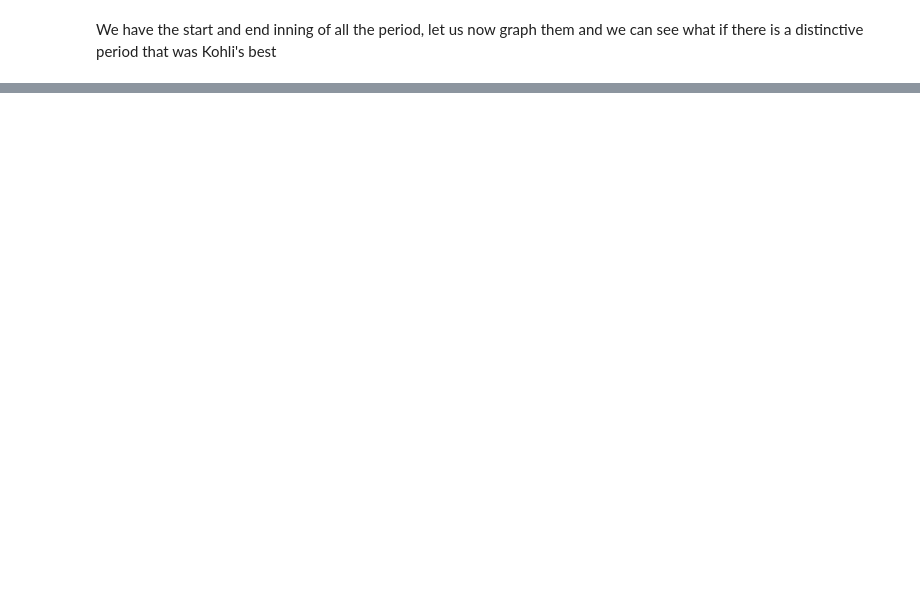
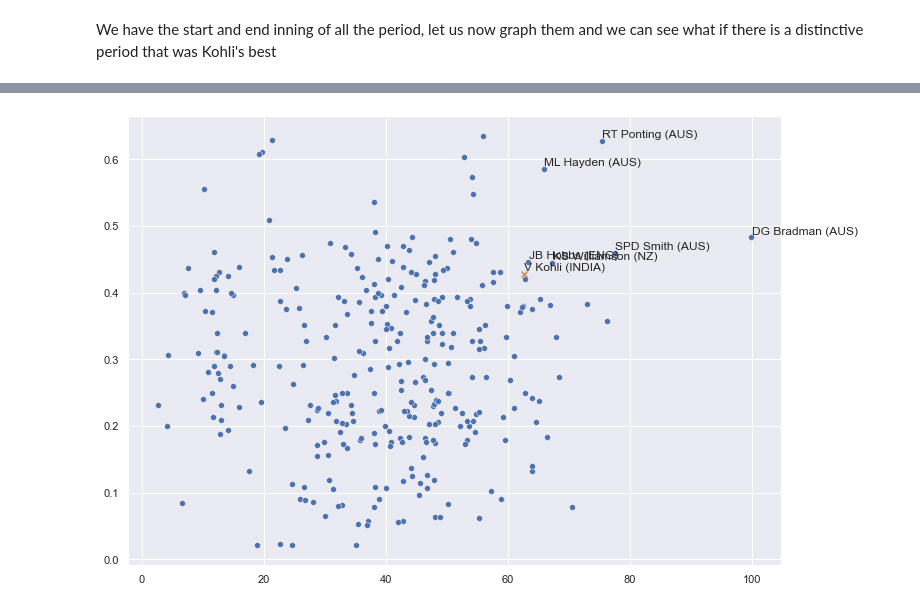
Before and after one commit to abhiramjoshi/cricket_analytics, a Jupyter notebook: codebase/Kohli/kohli_analysis.ipynb, the cells around one changed output, grey strips where cells are left out. Cells and saved outputs as stored; diff of their text form; code cells hidden in the pictures; blank space fills up the shorter version.

```diff
--- a/codebase/Kohli/kohli_analysis.ipynb
+++ b/codebase/Kohli/kohli_analysis.ipynb
@@ -891,0 +939,7 @@ all_totals[125]
+# %%
+def win_perc(result):
+    total = (result['wins']+result['losses']+result['draws']+result['other'])
+    percs = {key:(result[key]/total) for key in result}
+    return percs
+
+result_pers = {key:win_perc(best_80_results[key]) for key in best_80_results}
@@ -891,0 +966,3 @@ all_totals[125]
+# %%
+result_pers_names = {_map[key]: result_pers[key] for key in result_pers}
+result_pers_names
@@ -891,0 +1015,4 @@ all_totals[125]
+# %%
+best_80_names = {name[0]:name[1] for name in best_80_names}
+# %%
+data = {key:(best_80_names[key], result_pers_names[key]['wins']) for key in best_80_names}
@@ -891,0 +1041,10 @@ all_totals[125]
+# %%
+sns.set(rc={'figure.figsize':(11.7,8.27)})
+sns.scatterplot([data[key][0] for key in data if key != "V Kohli (INDIA)"], [data[key][1] for key in data if key != "V Kohli (INDIA)"])
+plt.scatter(data["V Kohli (INDIA)"][0], data["V Kohli (INDIA)"][1], marker='x')
+d_label = {key:data[key] for key in data if data[key][0] > 62 and data[key][1] > 0.425}
+for i,label in enumerate(d_label):
+    #plt.annotate(list(d_label.keys()), ([d_label[key][0] + 0.05 for key in d_label], [d_label[key][1] +0.005 for key in d_label]))
+    plt.annotate(label, (d_label[label][0] +0.05, d_label[label][1] +0.005))
+# %% [output]
+[figure, added]
```
Also changed, not shown: parts of 136 cells of this notebook, 2 other files.
